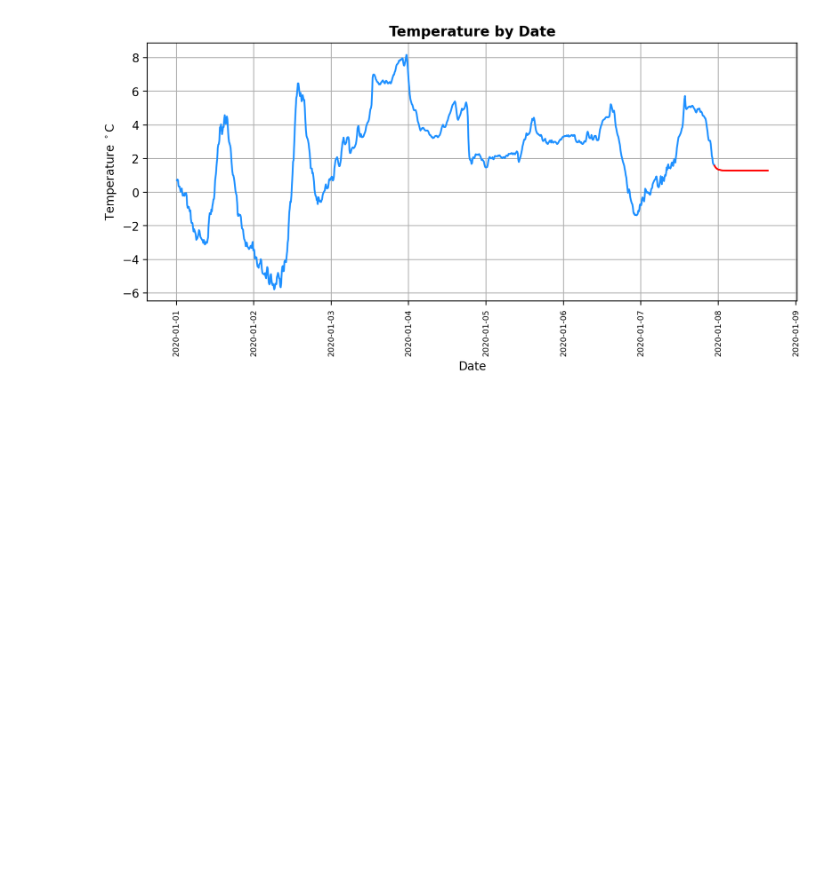
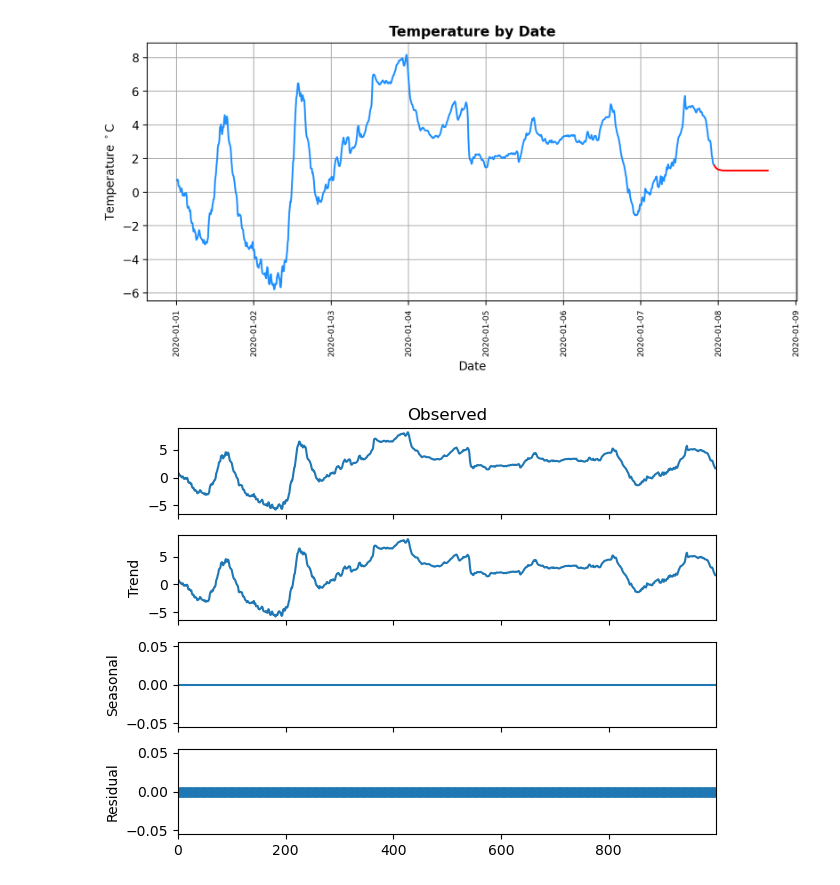
Before and after one commit to bsalisbury1/Projects, a Jupyter notebook: TimeSeriesForecasting/exploration.ipynb, the cells around one changed output. Cells and saved outputs as stored; diff of their text form; code cells hidden in the pictures; blank space fills up the shorter version.

```diff
--- a/TimeSeriesForecasting/exploration.ipynb
+++ b/TimeSeriesForecasting/exploration.ipynb
@@ -164,3 +164,10 @@ ax.set_title('Temperature by Date', fontweight='bold')
 ax.grid(True)
 # %% [output]
 [figure]
+# %%
+from statsmodels.tsa.seasonal import seasonal_decompose
+decomposed=seasonal_decompose(df_modeled["T"], model = "add", period=1)
+decomposed.plot()
+plt.show()
+# %% [output]
+[figure, added]
```
Also changed, not shown: parts of 5 cells of this notebook.
